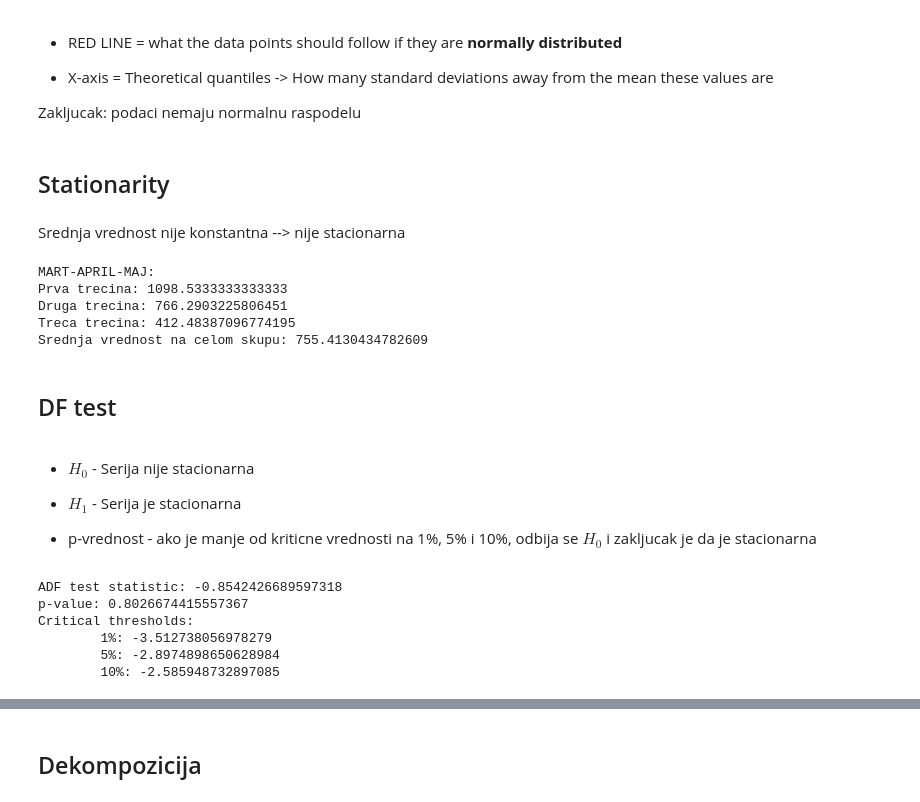
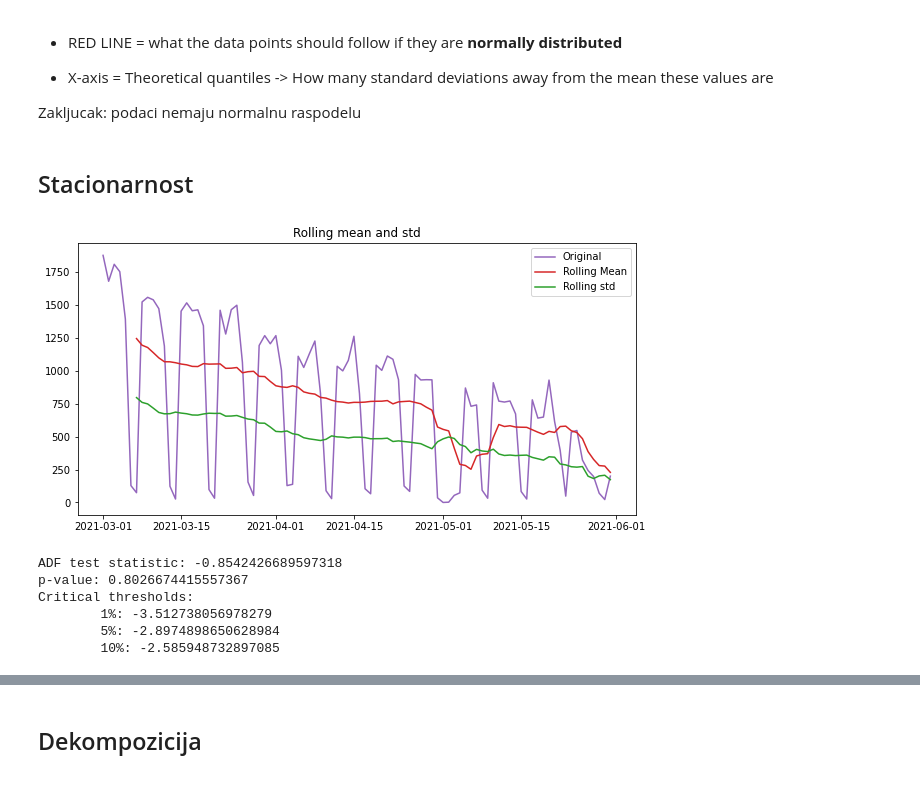
Before and after one commit to Anakin2012/Webex_Time_Series, a Jupyter notebook: webex_time_series.ipynb, the cells around one changed output, grey strips where cells are left out. Saved outputs shown, nothing was run; the diff lists cells and outputs as text; code cells hidden in the pictures.

Commit message:
Stacionarnost

```diff
--- a/webex_time_series.ipynb
+++ b/webex_time_series.ipynb
@@ -289,4 +290,4 @@ pylab.show()
 
 Zakljucak: podaci nemaju normalnu raspodelu
 # %% [markdown]
-## Stationarity
+## Stacionarnost
@@ -293,34 +296,32 @@ Zakljucak: podaci nemaju normalnu raspodelu
 # %%
-#check_mean(ts, 'NOVEMBAR-MART-APRIL-MAJ')
+def check_stationarity(data):
+
+    # rolling statistike
+    movingAverage = data.rolling(window=7).mean()
+    movingSTD = data.rolling(window=7).std()
+
+    figure(figsize=(10, 5))
+    original = plt.plot(data, 'tab:purple', label='Original')
+    mean = plt.plot(movingAverage,'tab:red', label='Rolling Mean')
+    std = plt.plot(movingSTD, 'tab:green', label = 'Rolling std')
+    plt.legend(loc = 'best')
+    plt.title('Rolling mean and std')
+    plt.show()
+
+    # DF test
+    test = sts.adfuller(data)
+    print(f"ADF test statistic: {test[0]}")
+    print(f"p-value: {test[1]}")
+    print("Critical thresholds:")
+    for key, value in test[4].items():
+        print(f"\t{key}: {value}")
-# %% [markdown]
-Srednja vrednost nije konstantna --> nije stacionarna
 # %%
-check_mean(ts_mam, 'MART-APRIL-MAJ')
+check_stationarity(ts_mam['Meeting_count'])
 # %% [output]
+[figure, added]
-MART-APRIL-MAJ:
-Prva trecina: 1098.5333333333333
-Druga trecina: 766.2903225806451
-Treca trecina: 412.48387096774195
-Srednja vrednost na celom skupu: 755.4130434782609
+ADF test statistic: -0.8542426689597318
+p-value: 0.8026674415557367
+Critical thresholds:
+        1%: -3.512738056978279
+        5%: -2.8974898650628984
+        10%: -2.585948732897085
-# %% [markdown]
-## DF test
-# %% [markdown]
-- $H_0$ - Serija nije stacionarna
-- $H_1$ - Serija je stacionarna
-
-- p-vrednost - ako je manje od kriticne vrednosti na 1%, 5% i 10%, odbija se $H_0$ i zakljucak je da je stacionarna
-# %%
-test = sts.adfuller(ts_mam)
-
-print(f"ADF test statistic: {test[0]}")
-print(f"p-value: {test[1]}")
-print("Critical thresholds:")
-for key, value in test[4].items():
-    print(f"\t{key}: {value}")
-# %% [output]
-ADF test statistic: -0.8542426689597318
-p-value: 0.8026674415557367
-Critical thresholds:
-        1%: -3.512738056978279
-        5%: -2.8974898650628984
-        10%: -2.585948732897085
```
Also changed, not shown: parts of 105 cells of this notebook.
